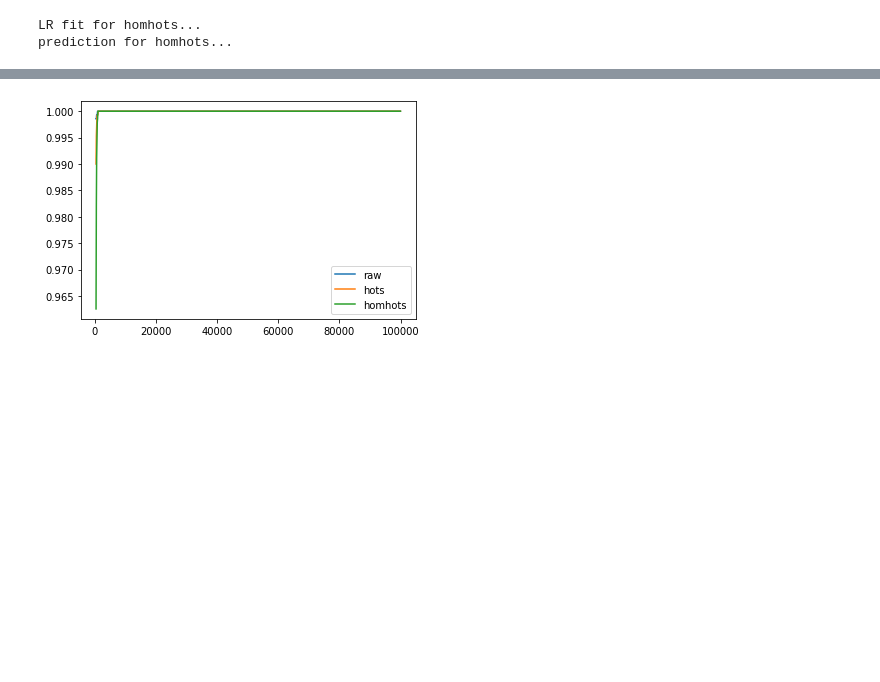
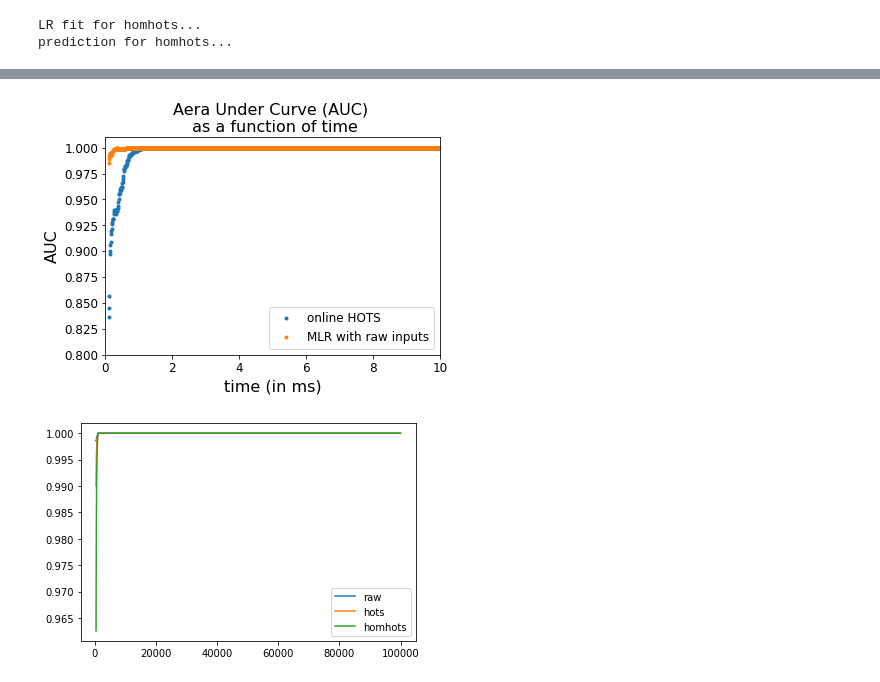
Before and after one commit to SpikeAI/HOTS, a Jupyter notebook: notebooks/RESULTS_01_SimpleAlphabet.ipynb, the cells around one changed output, grey strips where cells are left out. Drawn from its saved outputs; the diff is of its cells as text; code cells hidden in the pictures; blank space fills up the shorter version.

```diff
--- a/notebooks/RESULTS_01_SimpleAlphabet.ipynb
+++ b/notebooks/RESULTS_01_SimpleAlphabet.ipynb
@@ -155,28 +170,39 @@ printfig(fig_onl, 'barrel_online.pdf')
 # %%
-namelist = ['raw', 'homhots']
+nb_classes = 36
+timesteps = np.arange(100,10000,10)
+namelist = ['homhots','raw']
+leg_list = ['online HOTS', 'MLR with raw inputs']
+fig, ax = plt.subplots()
+
 for namnum, name in enumerate(namelist):
-    f_name = f'{record_path}{timestr}_LR_results_{name}_{nbclust}_{nb_train}_{nb_test}_1.pkl'
+    f_name = f'{record_path}{timestr}_LR_results_{name}_{nbclust}_{nb_train}_{nb_test}_{ds_ev}.pkl'
     with open(f_name, 'rb') as file:
         likelihood, true_target, time_scale = pickle.load(file)
-    nb_classes = 4
-    timesteps = np.arange(500,100000,10)
     y_true = np.zeros([len(true_target)])
     y_score = np.zeros([len(true_target),nb_classes])
     proba_timestep = np.zeros([len(timesteps),len(true_target),nb_classes])
     i = 0
     for likelihood_, true_target_, time_scale_ in zip(likelihood, true_target, time_scale):
         time_scale_ -= time_scale_[0]
         previous_ind = 0
         for idx, step in enumerate(timesteps):
             ind = np.where(time_scale_<step)[0][-1]
             proba = np.mean(likelihood_[previous_ind:ind,:], axis=0)
             if np.isnan(proba[0]):
-                print(step)
+                proba = proba_timestep[idx-1,i,:]
             proba_timestep[idx,i,:] = proba
         i+=1
     AUC = np.zeros([len(timesteps)])
     for idx, step in enumerate(timesteps):
         #print(proba_timestep[idx,:,:].shape, np.array(true_timestep[idx]))
         AUC[idx] = roc_auc_score(LabelBinarizer().fit_transform(np.array(true_target)),proba_timestep[idx,:,:], multi_class='ovr')
-    plt.plot(timesteps,AUC, '.', label=name)
-    plt.legend()
+    ax.plot(timesteps/1e3,AUC, '.', label=leg_list[namnum])
+ax.axis([0,10,0.8,1.01]);
+ax.set_xlabel('time (in ms)', fontsize=16);
+ax.set_ylabel('AUC', fontsize=16);
+plt.setp(ax.get_yticklabels(), fontsize=12)
+plt.setp(ax.get_xticklabels(), fontsize=12)
+ax.set_title('Aera Under Curve (AUC) \n as a function of time', fontsize=16);
+ax.legend(fontsize=12, loc='lower right');
+# %% [output]
+[figure, added]
```
Also changed, not shown: parts of 4 cells of this notebook, 2 other files.
